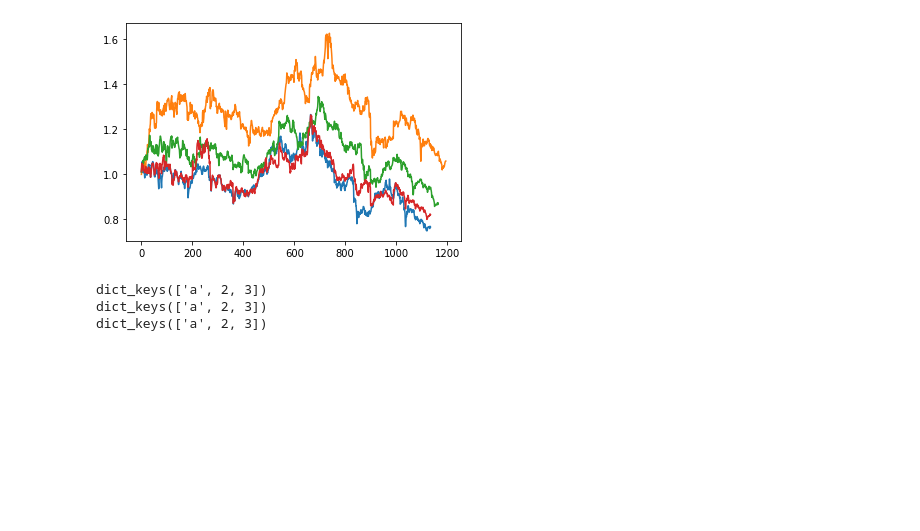
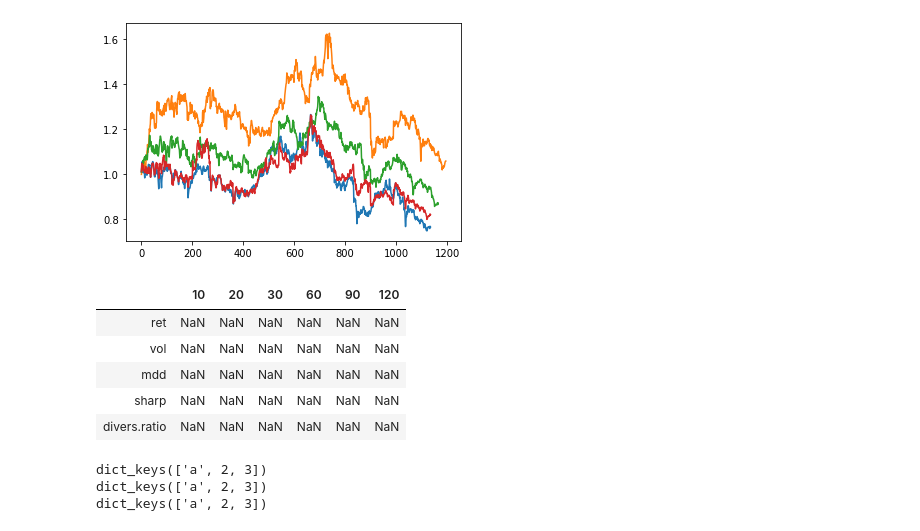
Before and after one commit to yunhacho/jupyterNotebook, a Jupyter notebook: 클래스 화 된 w 최적화.ipynb, the cells around one changed output. Cells and saved outputs as stored; diff of their text form; code cells hidden in the pictures; blank space fills up the shorter version.

```diff
--- a/클래스 화 된 w 최적화.ipynb
+++ b/클래스 화 된 w 최적화.ipynb
@@ -406,6 +483,15 @@ Optimization terminated successfully.    (Exit mode 0)
 pa.visualize_1plot()
 # %% [output]
 [figure]
+# %%
+pd.DataFrame(np.nan, index=['ret', 'vol' , 'mdd' , 'sharp', 'divers.ratio'], columns =[10,20,30,60,90,120])
+# %% [output]
+|  | 10 | 20 | 30 | 60 | 90 | 120 |
+| ret | NaN | NaN | NaN | NaN | NaN | NaN |
+| vol | NaN | NaN | NaN | NaN | NaN | NaN |
+| mdd | NaN | NaN | NaN | NaN | NaN | NaN |
+| sharp | NaN | NaN | NaN | NaN | NaN | NaN |
+| divers.ratio | NaN | NaN | NaN | NaN | NaN | NaN |
 # %%
 dict123 = {'a':123, 2:234, 3:345}
 for i in range(3):
```
Also changed, not shown: parts of 6 cells of this notebook, 1 other file.
